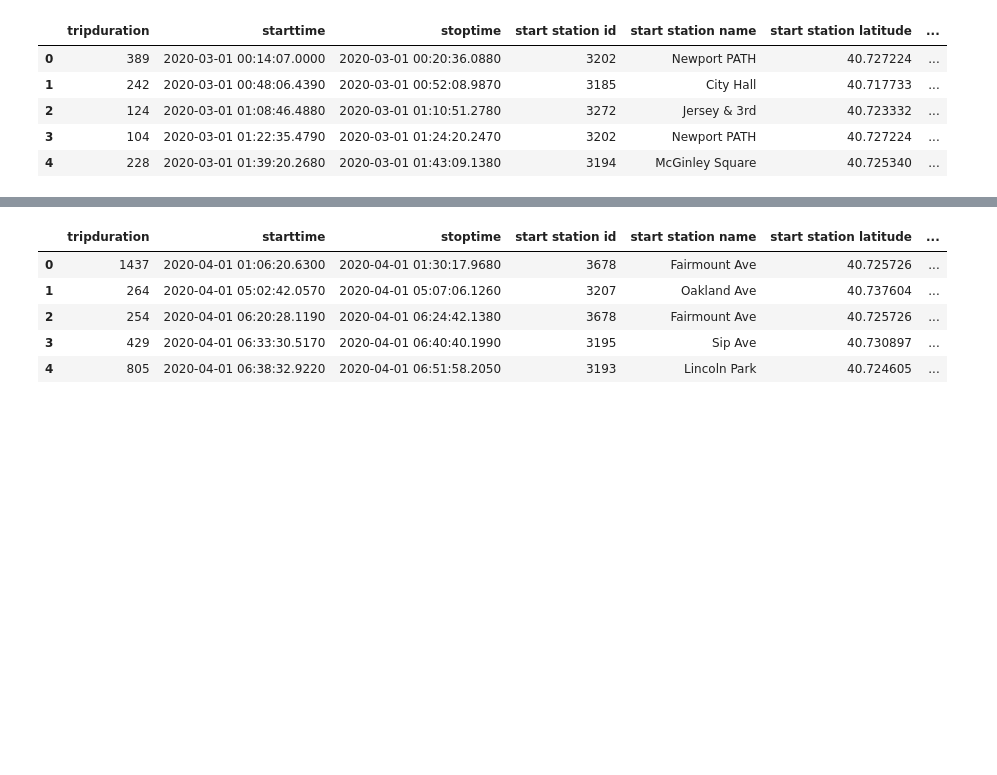
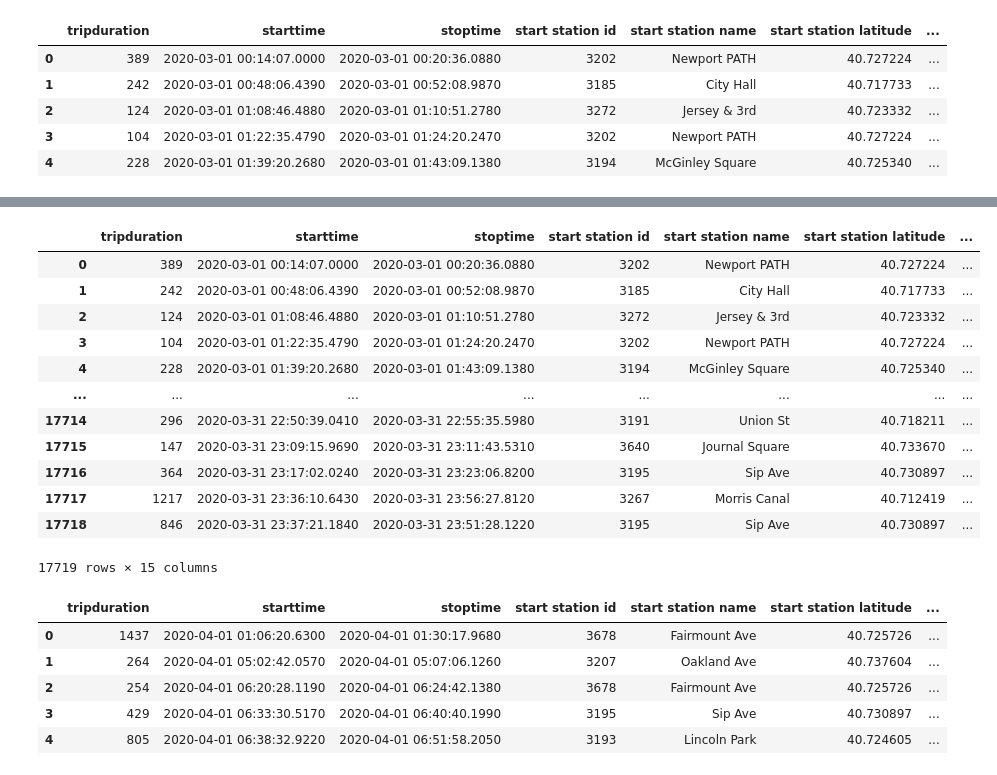
Before and after one commit to DINHC/tableau, a Jupyter notebook: citybike.ipynb, the cells around one changed output, grey strips where cells are left out. Saved outputs shown, nothing was run; the diff lists cells and outputs as text; code cells hidden in the pictures; blank space fills up the shorter version.

```diff
--- a/citybike.ipynb
+++ b/citybike.ipynb
@@ -149,3 +170,19 @@ bike3.drop_duplicates
+# %%
+bike3.dropna()
+# %% [output]
+|  | tripduration | starttime | stoptime | start station id | start station name | start station latitude | ... |
+| 0 | 389 | 2020-03-01 00:14:07.0000 | 2020-03-01 00:20:36.0880 | 3202 | Newport PATH | 40.727224 | ... |
+| 1 | 242 | 2020-03-01 00:48:06.4390 | 2020-03-01 00:52:08.9870 | 3185 | City Hall | 40.717733 | ... |
+| 2 | 124 | 2020-03-01 01:08:46.4880 | 2020-03-01 01:10:51.2780 | 3272 | Jersey & 3rd | 40.723332 | ... |
+| 3 | 104 | 2020-03-01 01:22:35.4790 | 2020-03-01 01:24:20.2470 | 3202 | Newport PATH | 40.727224 | ... |
+| 4 | 228 | 2020-03-01 01:39:20.2680 | 2020-03-01 01:43:09.1380 | 3194 | McGinley Square | 40.725340 | ... |
+| ... | ... | ... | ... | ... | ... | ... | ... |
+| 17714 | 296 | 2020-03-31 22:50:39.0410 | 2020-03-31 22:55:35.5980 | 3191 | Union St | 40.718211 | ... |
+| 17715 | 147 | 2020-03-31 23:09:15.9690 | 2020-03-31 23:11:43.5310 | 3640 | Journal Square | 40.733670 | ... |
+| 17716 | 364 | 2020-03-31 23:17:02.0240 | 2020-03-31 23:23:06.8200 | 3195 | Sip Ave | 40.730897 | ... |
+| 17717 | 1217 | 2020-03-31 23:36:10.6430 | 2020-03-31 23:56:27.8120 | 3267 | Morris Canal | 40.712419 | ... |
+| 17718 | 846 | 2020-03-31 23:37:21.1840 | 2020-03-31 23:51:28.1220 | 3195 | Sip Ave | 40.730897 | ... |
+17719 rows × 15 columns
 # %%
 bike4 = pd.read_csv('2020bikedatacsv\JC-202004-citibike-tripdata.csv')
 bike4.head()
```
Also changed, not shown: parts of 34 cells of this notebook.
